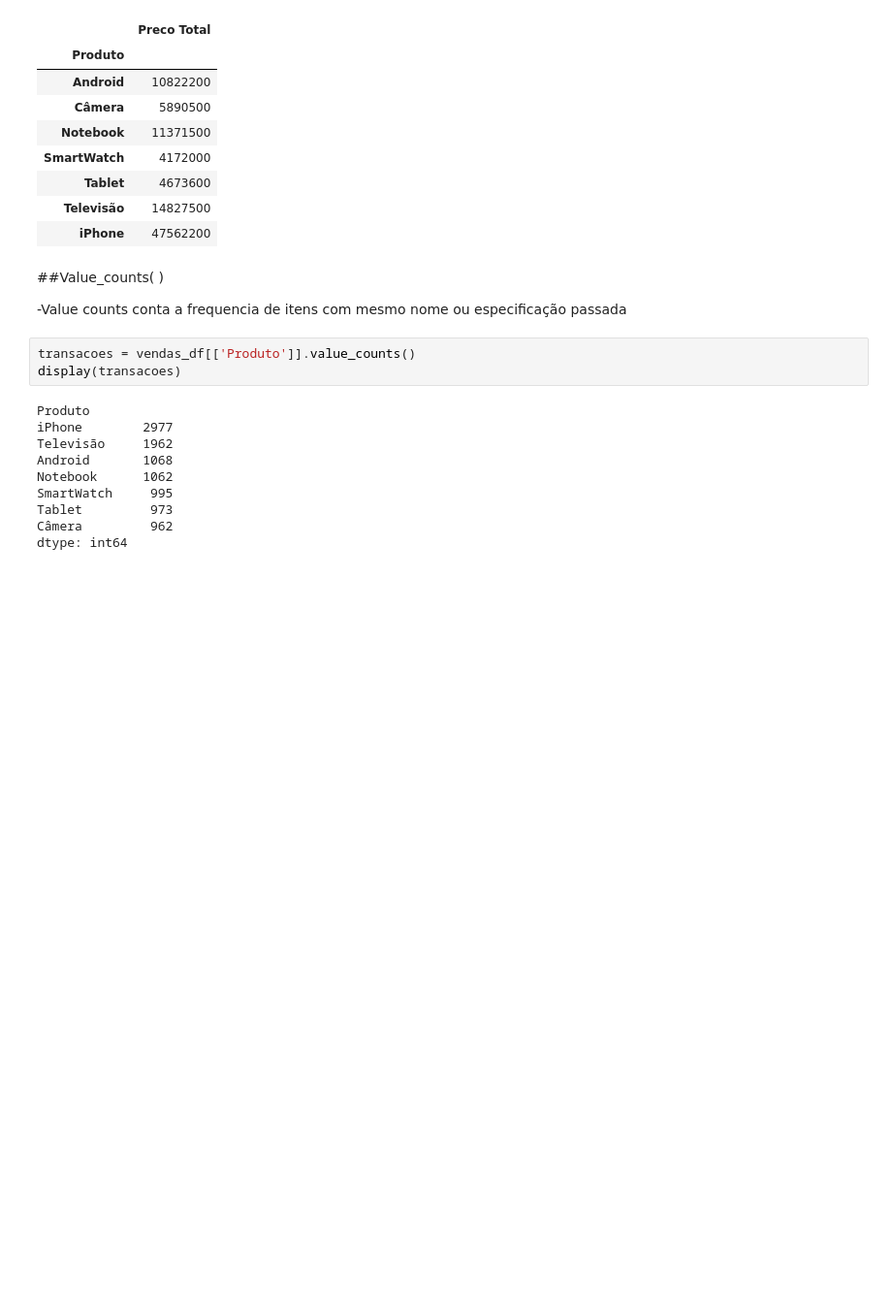
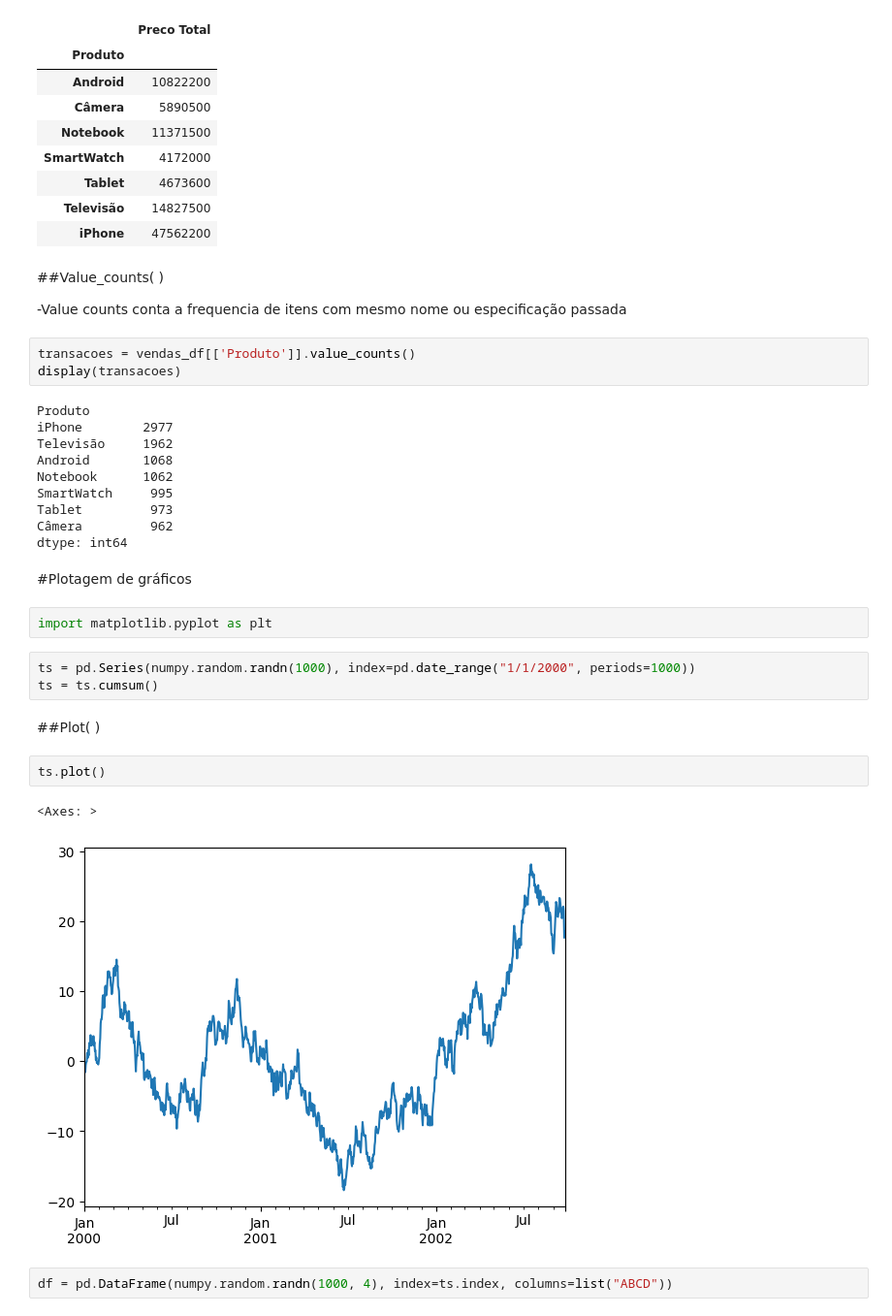
Before and after one commit to LukeCruz/data-vizualization-pandas, a Jupyter notebook: data_vizualization_pandas.ipynb, the cells around one changed output. Shown at 97% size. Cells and saved outputs as stored; diff of their text form; blank space fills up the shorter version.

```diff
--- a/data_vizualization_pandas.ipynb
+++ b/data_vizualization_pandas.ipynb
@@ -416,3 +481,19 @@ SmartWatch     995
 Tablet         973
 Câmera         962
 dtype: int64
+# %% [markdown]
+#Plotagem de gráficos
+# %%
+import matplotlib.pyplot as plt
+# %%
+ts = pd.Series(numpy.random.randn(1000), index=pd.date_range("1/1/2000", periods=1000))
+ts = ts.cumsum()
+# %% [markdown]
+##Plot( )
+# %%
+ts.plot()
+# %% [output]
+<Axes: >
+[figure, added]
+# %%
+df = pd.DataFrame(numpy.random.randn(1000, 4), index=ts.index, columns=list("ABCD"))
```
Also changed, not shown: parts of 39 cells of this notebook.
